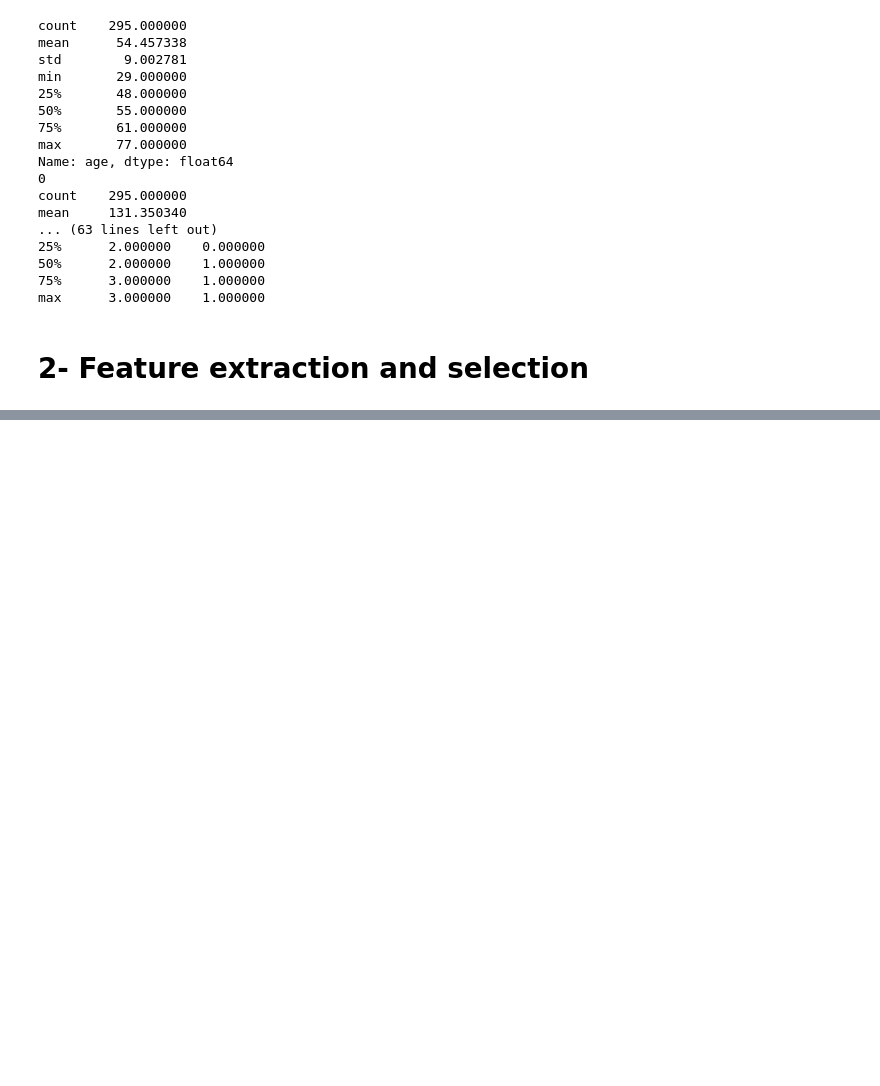
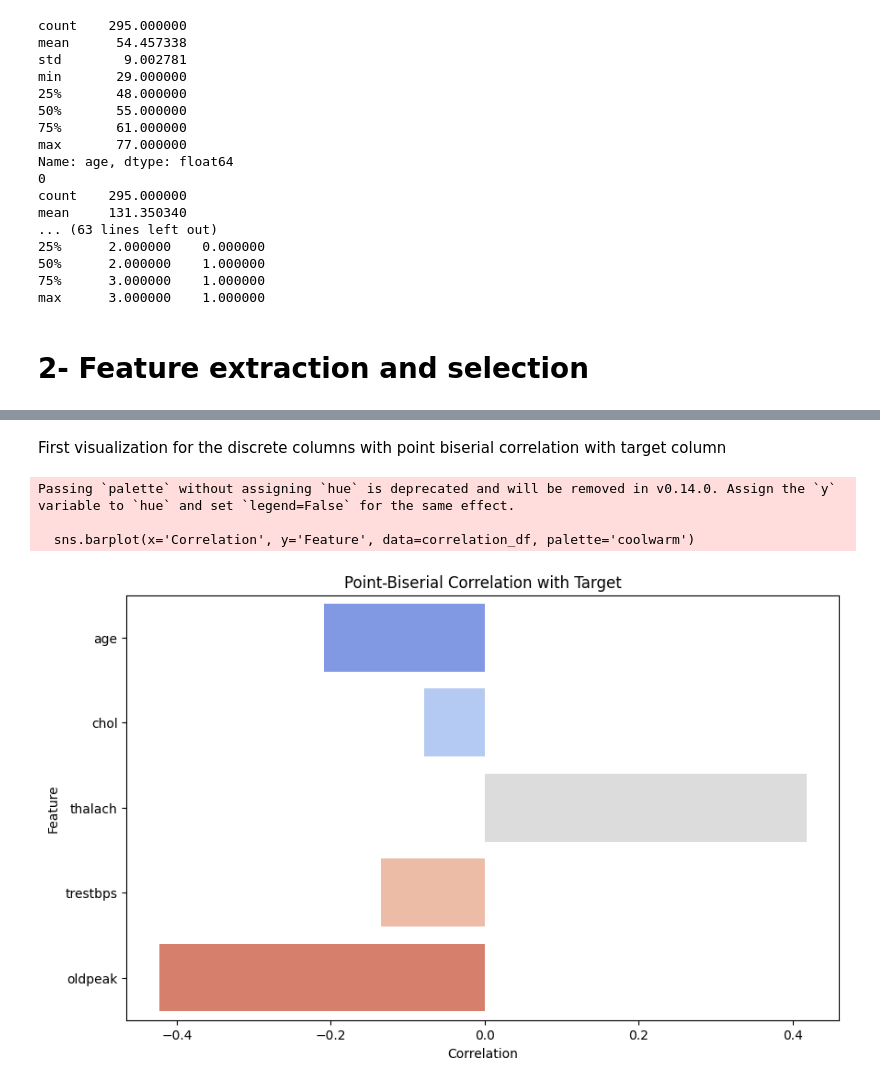
Before and after one commit to TheXpingu1n/AI-Heart-UCI, a Jupyter notebook: Untitled0.ipynb, the cells around one changed output, grey strips where cells are left out. Cells and saved outputs as stored; diff of their text form; code cells hidden in the pictures; blank space fills up the shorter version.

```diff
--- a/Untitled0.ipynb
+++ b/Untitled0.ipynb
@@ -226,0 +265,28 @@ max      3.000000    1.000000
+# %% [markdown]
+First visualization for the discrete columns with point biserial correlation with target column
+# %%
+ctsColumns = ['age', 'chol', 'thalach', 'trestbps', 'oldpeak']
+
+
+correlations = []
+
+
+for col in ctsColumns:
+    corr, p_value = pointbiserialr(df['target'], df[col])
+    correlations.append({'Feature': col, 'Correlation': corr, 'P-value': p_value}) # create a list of maps with all feature and their correlation with the target
+
+
+correlation_df = pd.DataFrame(correlations)
+
+
+plt.figure(figsize=(10, 6))
+sns.barplot(x='Correlation', y='Feature', data=correlation_df, palette='coolwarm')
+plt.title('Point-Biserial Correlation with Target')
+plt.xlabel('Correlation')
+plt.ylabel('Feature')
+plt.show()
+# %% [output]
+Passing `palette` without assigning `hue` is deprecated and will be removed in v0.14.0. Assign the `y` variable to `hue` and set `legend=False` for the same effect.
+
+  sns.barplot(x='Correlation', y='Feature', data=correlation_df, palette='coolwarm')
+[figure, added]
```
Also changed, not shown: parts of 46 cells of this notebook.
